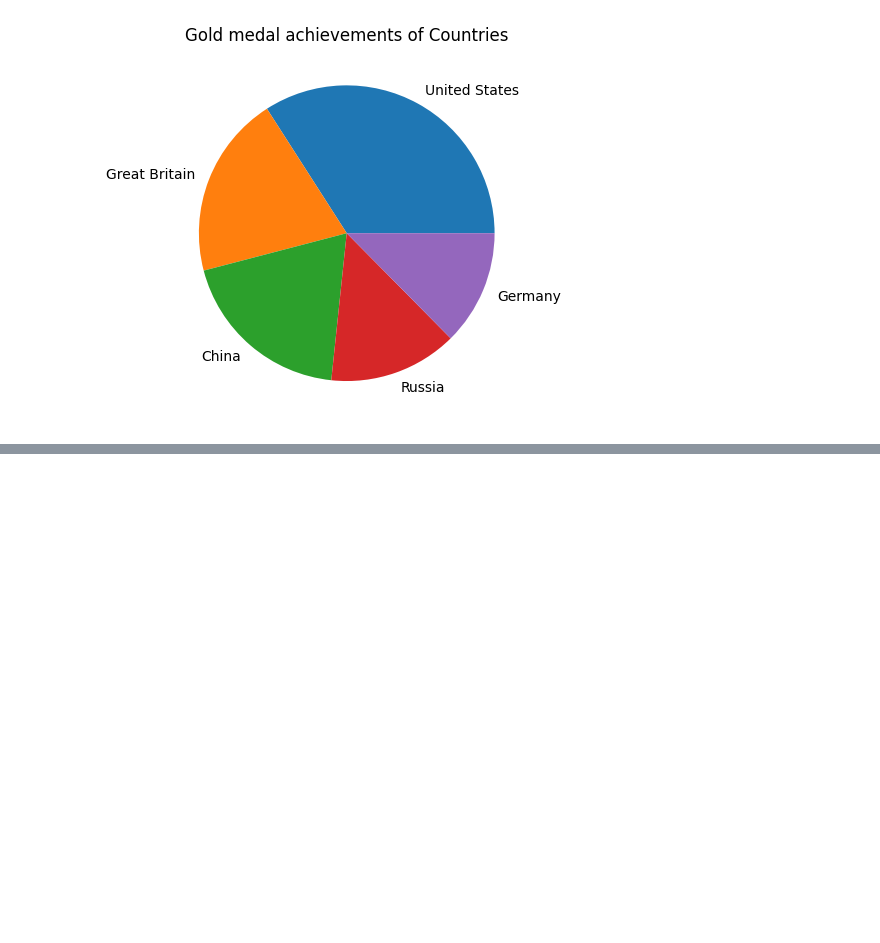
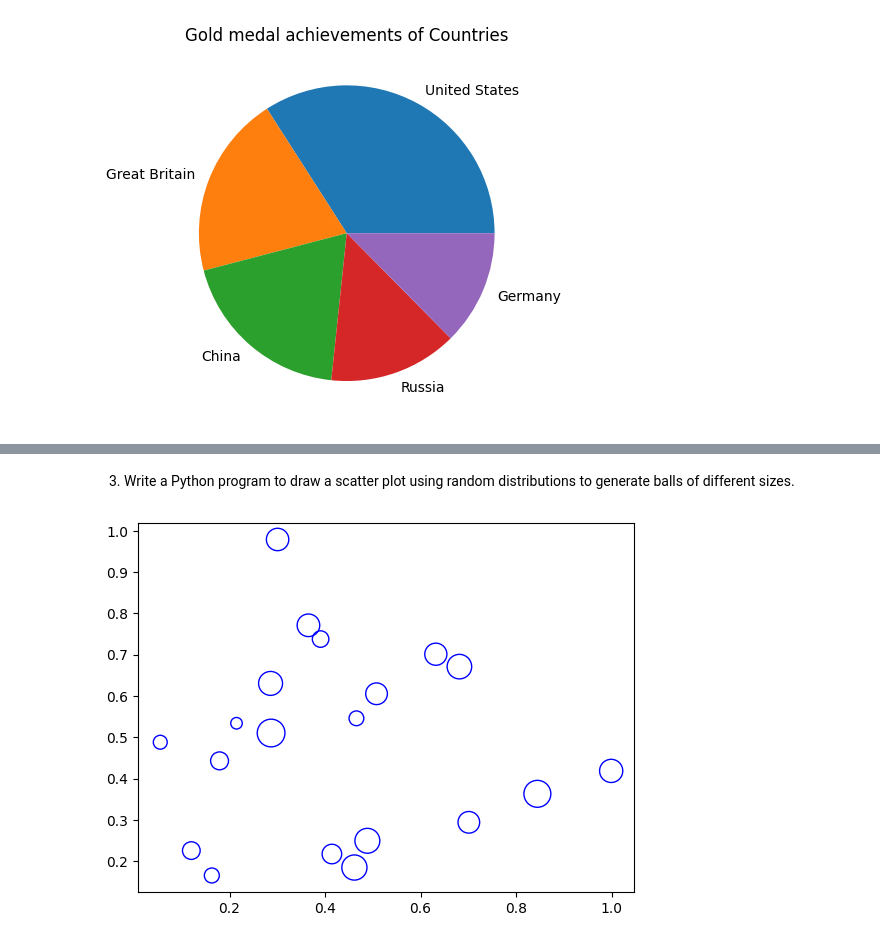
Before and after one commit to aleena2121/python-libraries, a Jupyter notebook: MatPlotLib/problems.ipynb, the cells around one changed output, grey strips where cells are left out. Drawn from its saved outputs; the diff is of its cells as text; code cells hidden in the pictures; blank space fills up the shorter version.

```diff
--- a/MatPlotLib/problems.ipynb
+++ b/MatPlotLib/problems.ipynb
@@ -487,0 +510,10 @@ plt.show()
+# %% [markdown]
+3. Write a Python program to draw a scatter plot using random distributions to generate balls of different sizes.
+# %%
+x = np.random.rand(20)
+y = np.random.rand(20)
+size = np.random.randint(50,400,20)
+plt.scatter(x,y,marker="o",s=size, facecolors='none', edgecolors='b')
+plt.show()
+# %% [output]
+[figure, added]
```
Also changed, not shown: parts of 7 cells of this notebook.
